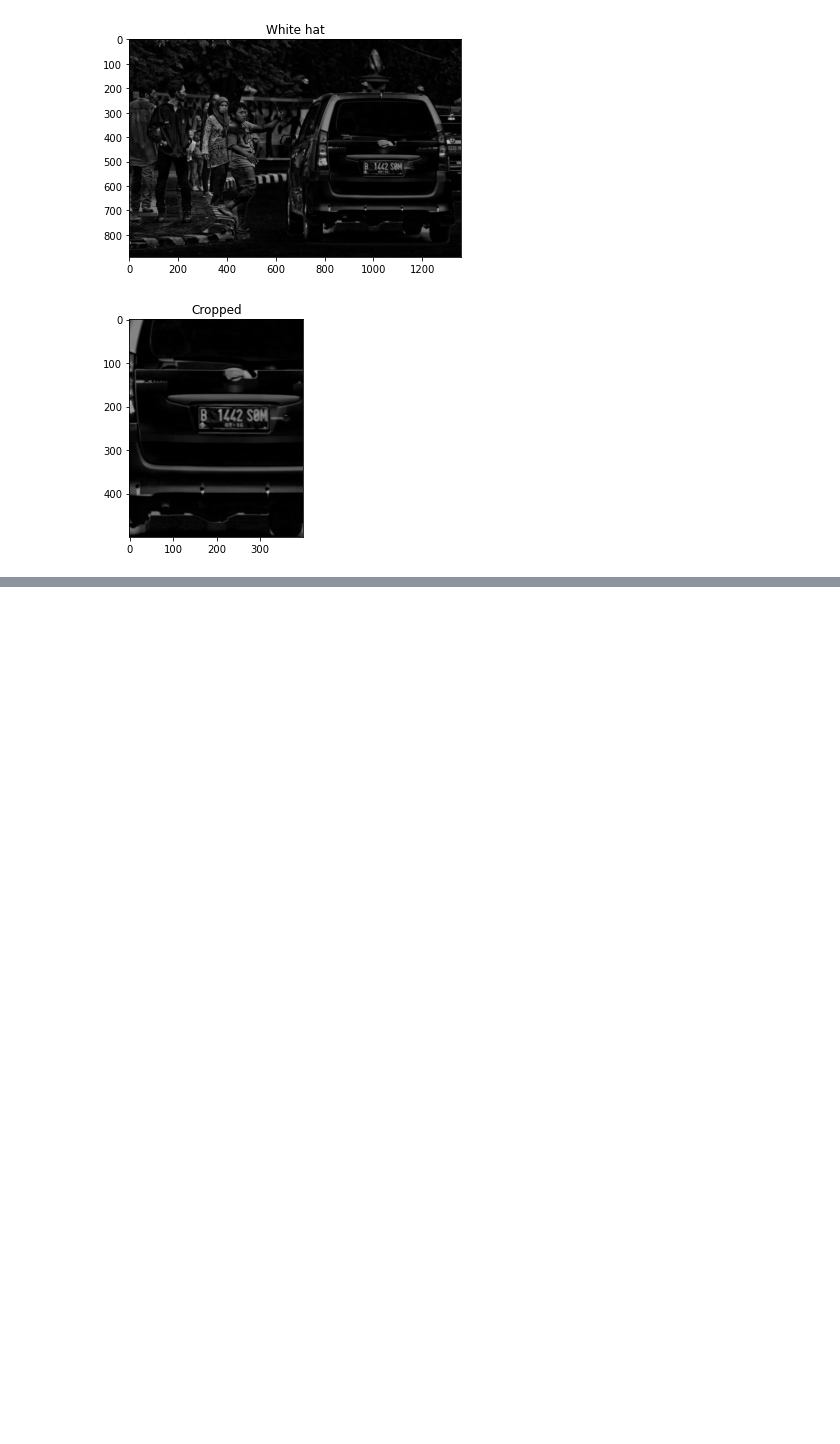
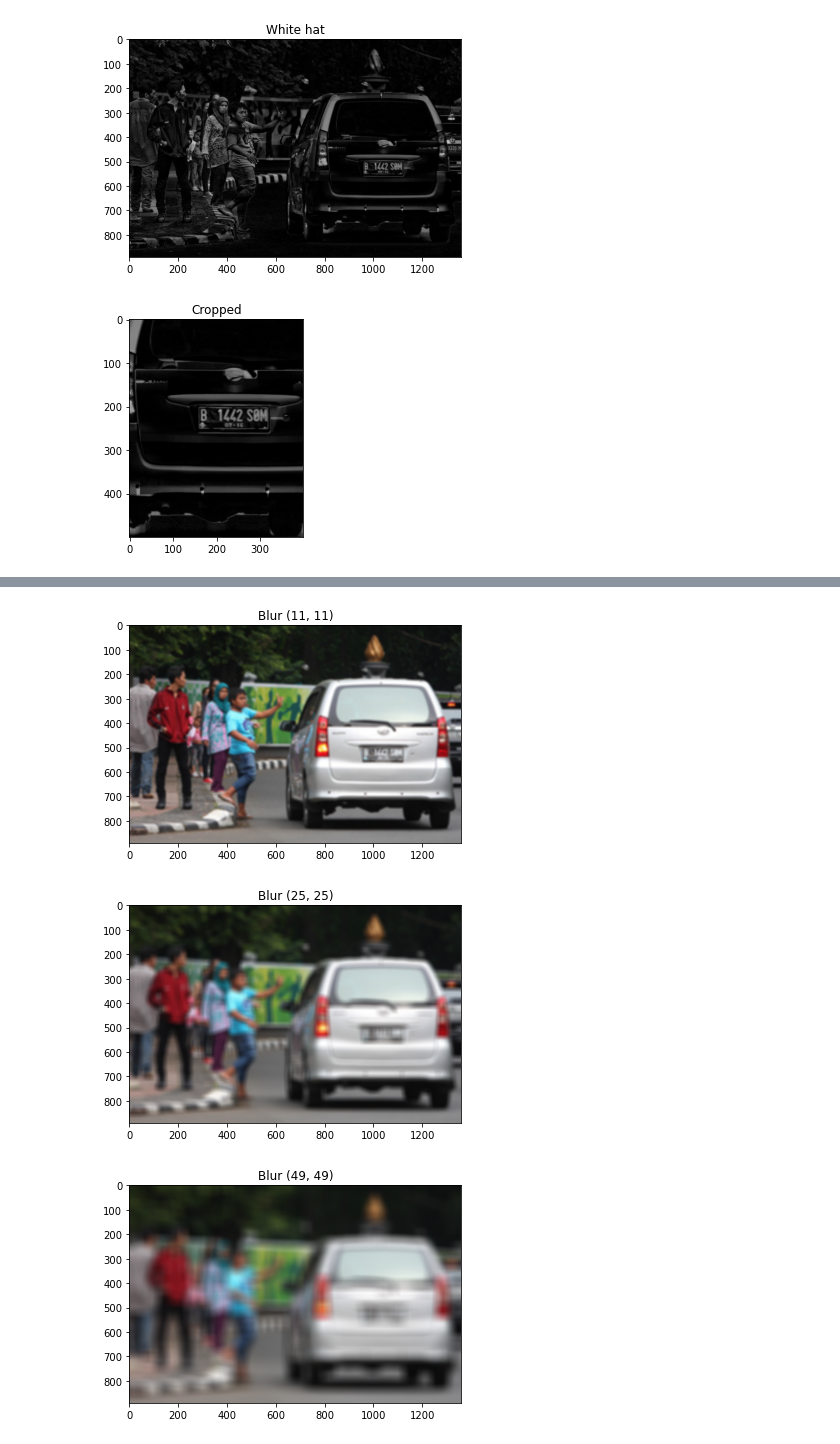
Before and after one commit to alexivaner/Image-Processing-and-Computer-Vision-Best-Practices, a Jupyter notebook: OpenCV 102 — Basic Image Processing Operation.ipynb, the cells around one changed output, grey strips where cells are left out. Saved outputs shown, nothing was run; the diff lists cells and outputs as text; code cells hidden in the pictures; blank space fills up the shorter version.

```diff
--- a/OpenCV 102 — Basic Image Processing Operation.ipynb
+++ b/OpenCV 102 — Basic Image Processing Operation.ipynb
@@ -157,0 +179,10 @@ plt_imshow("Cropped",cropped_)
+# %%
+kernelSizes=[(11,11),(25,25),(49,49)]
+
+for kernelsize in kernelSizes:
+    blur=cv2.blur(image,kernelsize)
+    plt_imshow("Blur {}".format(kernelsize),blur)
+# %% [output]
+[figure, added]
+[figure, added]
+[figure, added]
```
Also changed, not shown: parts of 26 cells of this notebook, 3 other files.
